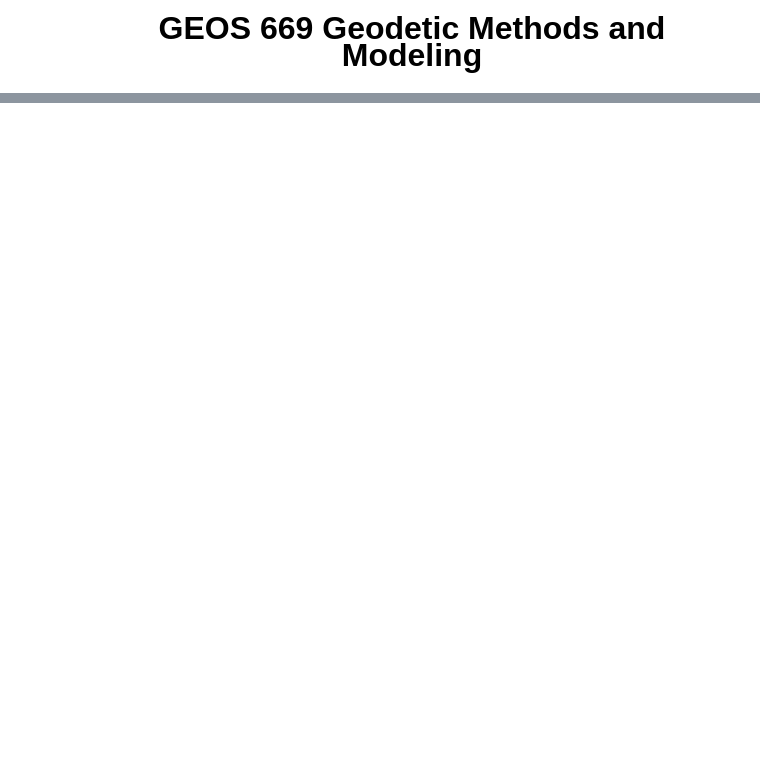
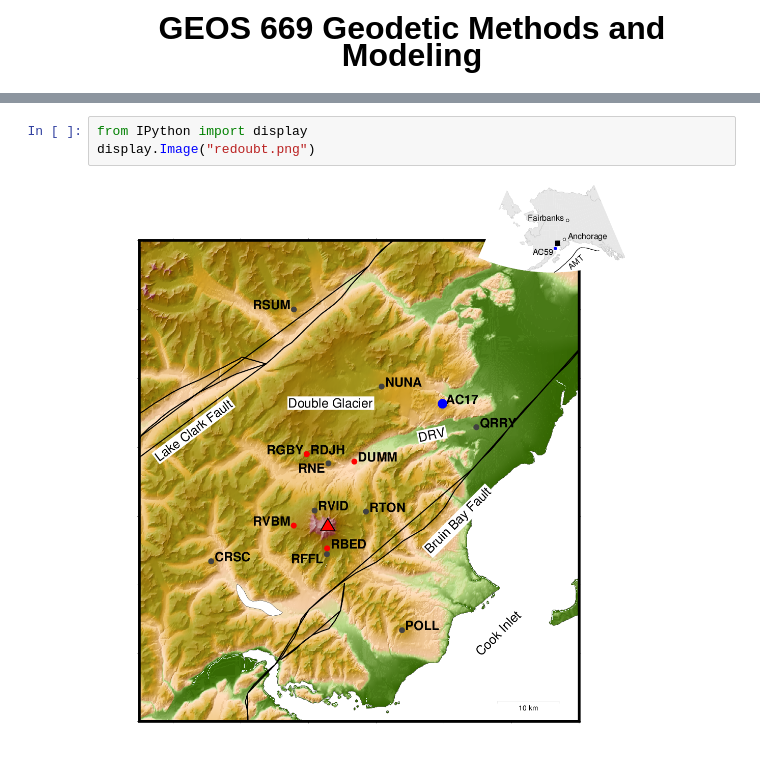
Before and after one commit to uafgeoteach/GEOS669_geodesy, a Jupyter notebook: labs/Lab08/GEOS669-Lab8.ipynb, the cells around one changed output, grey strips where cells are left out. Cells and saved outputs as stored; diff of their text form; blank space fills up the shorter version.

```diff
--- a/labs/Lab08/GEOS669-Lab8.ipynb
+++ b/labs/Lab08/GEOS669-Lab8.ipynb
@@ -253,0 +63,5 @@ For each case, in a new text cell below, make statements about (and please inclu
+# %%
+from IPython import display
+display.Image("redoubt.png")
+# %% [output]
+[figure, added]
```
Also changed, not shown: parts of 24 cells of this notebook, 2 other files.
